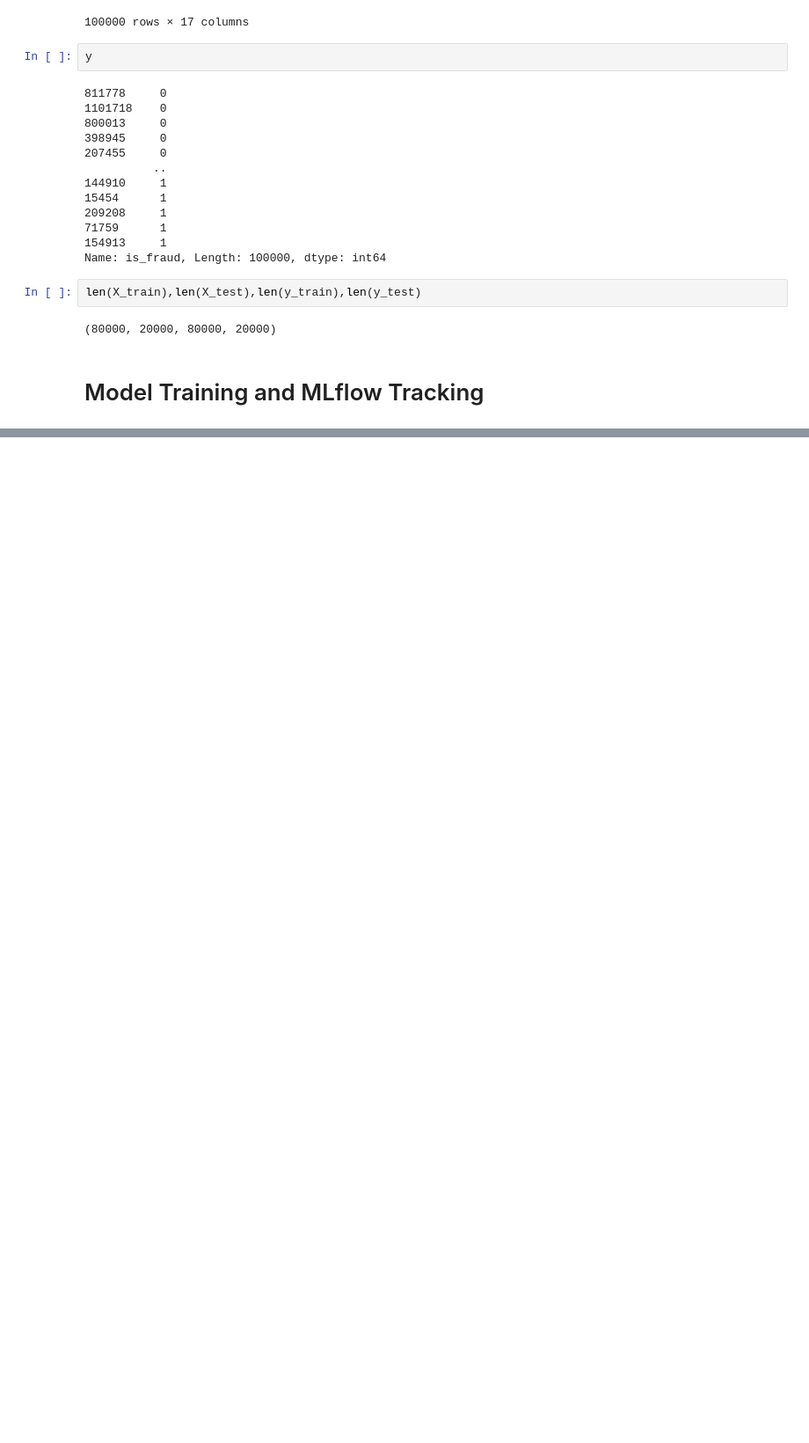
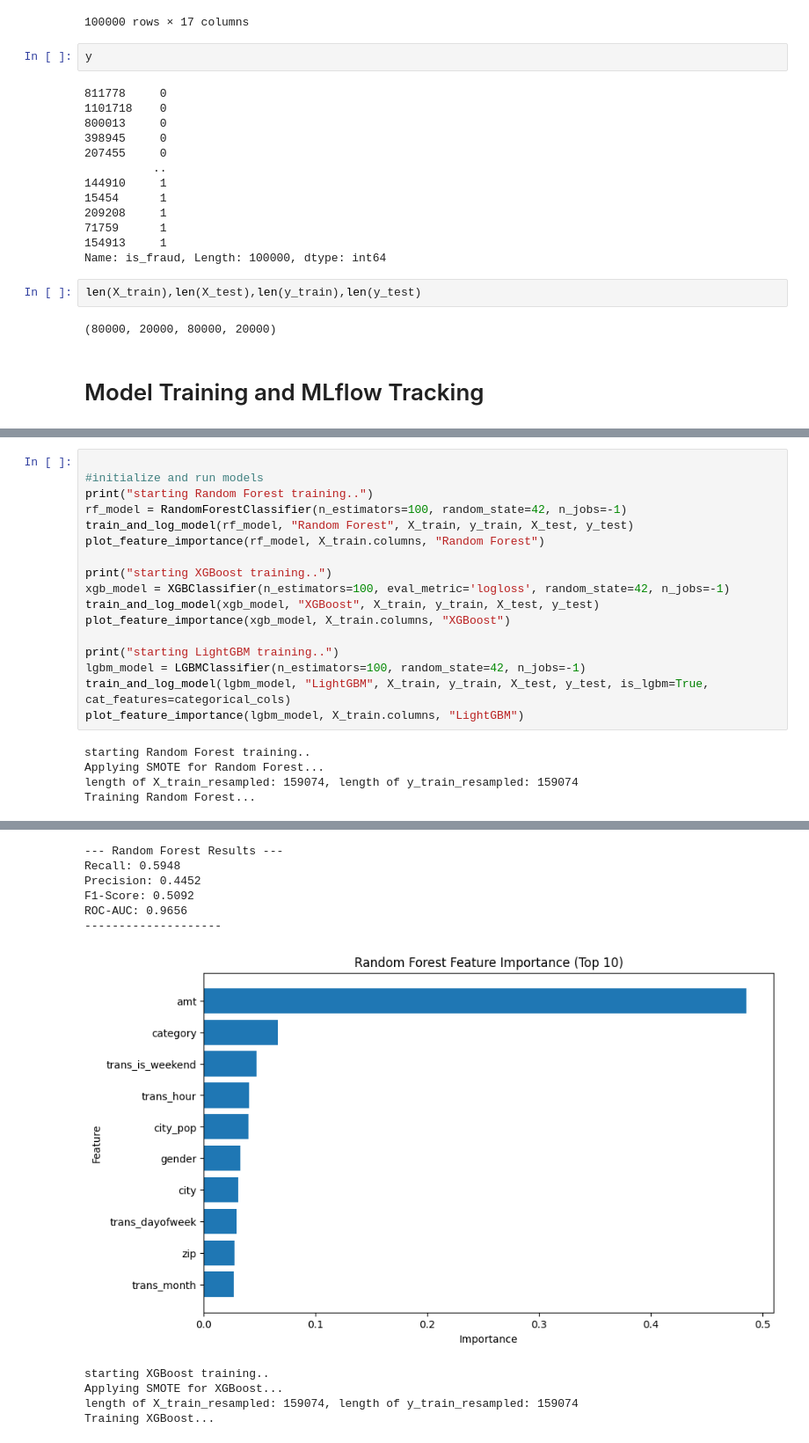
Before and after one commit to bibekk477/credit-card-fraud-xgboost-rf-lgbm, a Jupyter notebook: credit_card_fraud_detect.ipynb, the cells around one changed output, grey strips where cells are left out. Shown at 88% size. Cells and saved outputs as stored; diff of their text form; blank space fills up the shorter version.

```diff
--- a/credit_card_fraud_detect.ipynb
+++ b/credit_card_fraud_detect.ipynb
@@ -356,0 +317,22 @@ ROC-AUC: 0.9854
+# %%
+
+#initialize and run models
+print("starting Random Forest training..")
+rf_model = RandomForestClassifier(n_estimators=100, random_state=42, n_jobs=-1)
+train_and_log_model(rf_model, "Random Forest", X_train, y_train, X_test, y_test)
+plot_feature_importance(rf_model, X_train.columns, "Random Forest")
+
+print("starting XGBoost training..")
+xgb_model = XGBClassifier(n_estimators=100, eval_metric='logloss', random_state=42, n_jobs=-1)
+train_and_log_model(xgb_model, "XGBoost", X_train, y_train, X_test, y_test)
+plot_feature_importance(xgb_model, X_train.columns, "XGBoost")
+
+print("starting LightGBM training..")
+lgbm_model = LGBMClassifier(n_estimators=100, random_state=42, n_jobs=-1)
+train_and_log_model(lgbm_model, "LightGBM", X_train, y_train, X_test, y_test, is_lgbm=True, cat_features=categorical_cols)
+plot_feature_importance(lgbm_model, X_train.columns, "LightGBM")
+# %% [output]
+starting Random Forest training..
+Applying SMOTE for Random Forest...
+length of X_train_resampled: 159074, length of y_train_resampled: 159074
+Training Random Forest...
@@ -356,0 +341,11 @@ ROC-AUC: 0.9854
+--- Random Forest Results ---
+Recall: 0.5948
+Precision: 0.4452
+F1-Score: 0.5092
+ROC-AUC: 0.9656
+--------------------
+[figure, added]
+starting XGBoost training..
+Applying SMOTE for XGBoost...
+length of X_train_resampled: 159074, length of y_train_resampled: 159074
+Training XGBoost...
```
Also changed, not shown: parts of 8 cells of this notebook.
